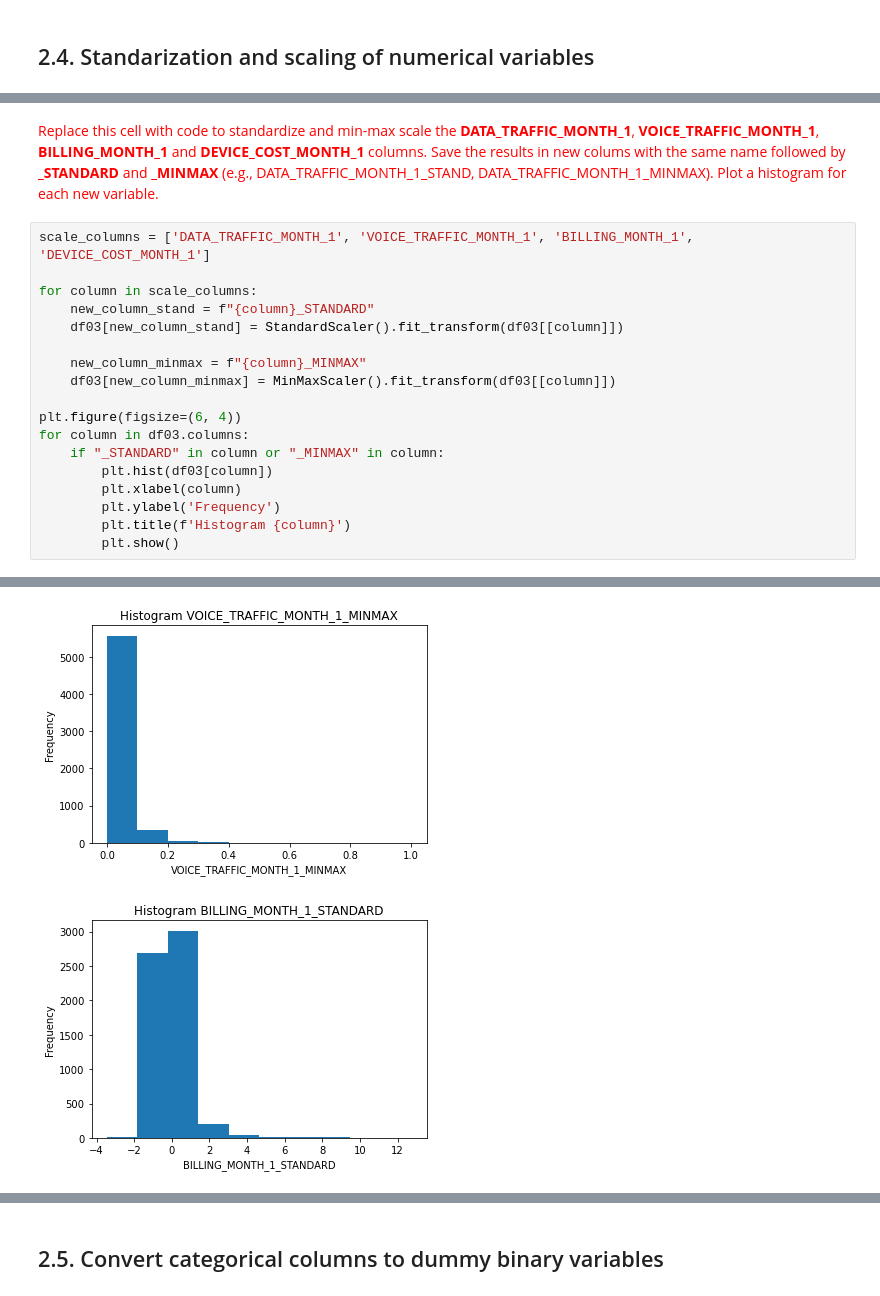
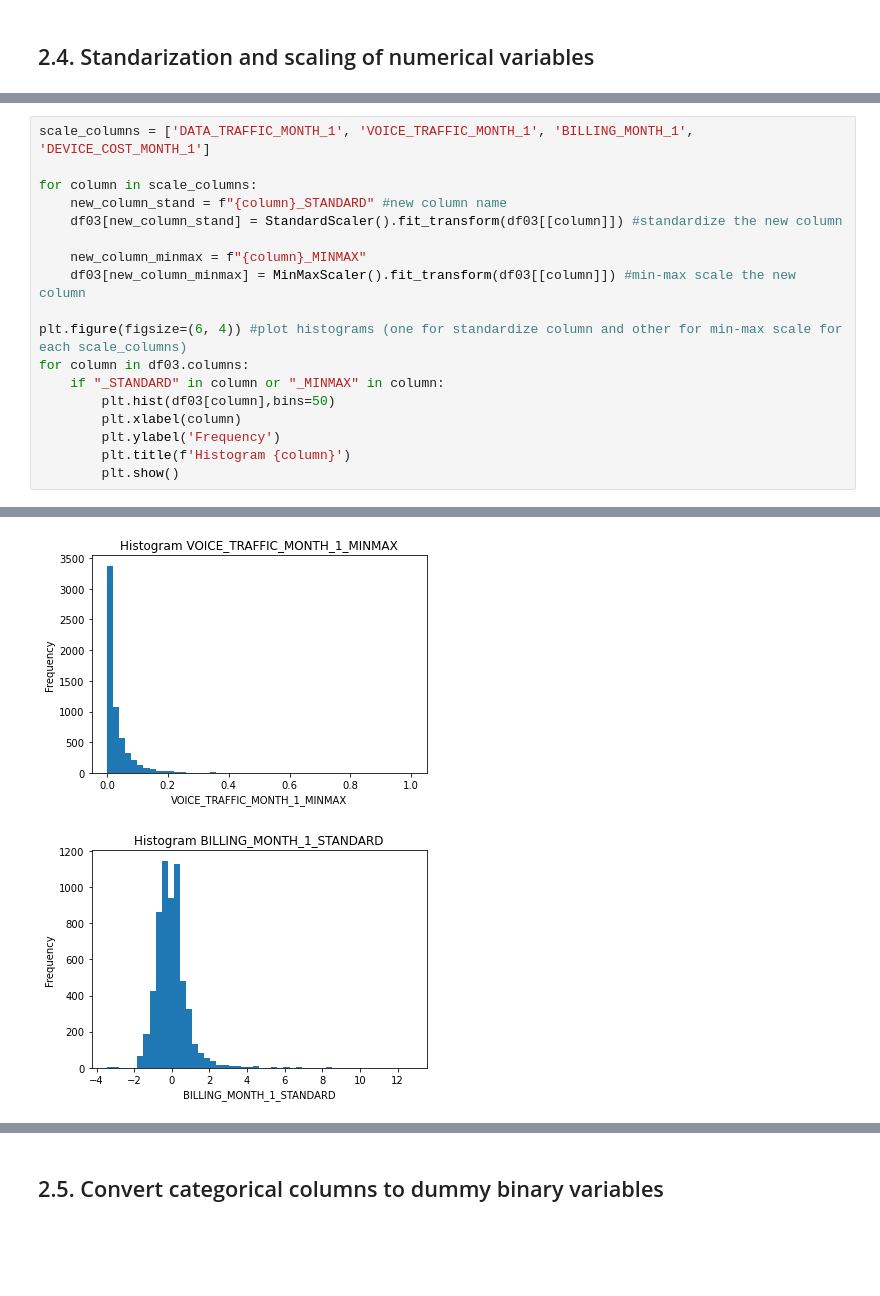
Before and after one commit to BernatQuintilla/data-mining-course, a Jupyter notebook: practicum/ps01_02/ps01_02_data_preparation.ipynb, the cells around one changed output, grey strips where cells are left out. Cells and saved outputs as stored; diff of their text form; blank space fills up the shorter version.

```diff
--- a/practicum/ps01_02/ps01_02_data_preparation.ipynb
+++ b/practicum/ps01_02/ps01_02_data_preparation.ipynb
@@ -616,19 +395,17 @@ display(test_df)
-# %% [markdown]
-<font size="+1" color="red">Replace this cell with code to standardize and min-max scale the **DATA_TRAFFIC_MONTH_1**, **VOICE_TRAFFIC_MONTH_1**, **BILLING_MONTH_1** and **DEVICE_COST_MONTH_1** columns. Save the results in new colums with the same name followed by **_STANDARD** and **_MINMAX** (e.g., DATA\_TRAFFIC\_MONTH\_1\_STAND, DATA\_TRAFFIC\_MONTH\_1\_MINMAX). Plot a histogram for each new variable.</font>
 # %%
 scale_columns = ['DATA_TRAFFIC_MONTH_1', 'VOICE_TRAFFIC_MONTH_1', 'BILLING_MONTH_1', 'DEVICE_COST_MONTH_1']
 
 for column in scale_columns:
-    new_column_stand = f"{column}_STANDARD"
-    df03[new_column_stand] = StandardScaler().fit_transform(df03[[column]])
+    new_column_stand = f"{column}_STANDARD" #new column name
+    df03[new_column_stand] = StandardScaler().fit_transform(df03[[column]]) #standardize the new column
 
     new_column_minmax = f"{column}_MINMAX"
-    df03[new_column_minmax] = MinMaxScaler().fit_transform(df03[[column]])
+    df03[new_column_minmax] = MinMaxScaler().fit_transform(df03[[column]]) #min-max scale the new column
 
-plt.figure(figsize=(6, 4))
+plt.figure(figsize=(6, 4)) #plot histograms (one for standardize column and other for min-max scale for each scale_columns)
 for column in df03.columns:
     if "_STANDARD" in column or "_MINMAX" in column:
-        plt.hist(df03[column])
+        plt.hist(df03[column],bins=50)
         plt.xlabel(column)
         plt.ylabel('Frequency')
         plt.title(f'Histogram {column}')
@@ -640,2 +417,2 @@ for column in df03.columns:
-[figure, old version]
+[figure, new version]
-[figure, old version]
+[figure, new version]
```
Also changed, not shown: parts of 91 cells of this notebook.
